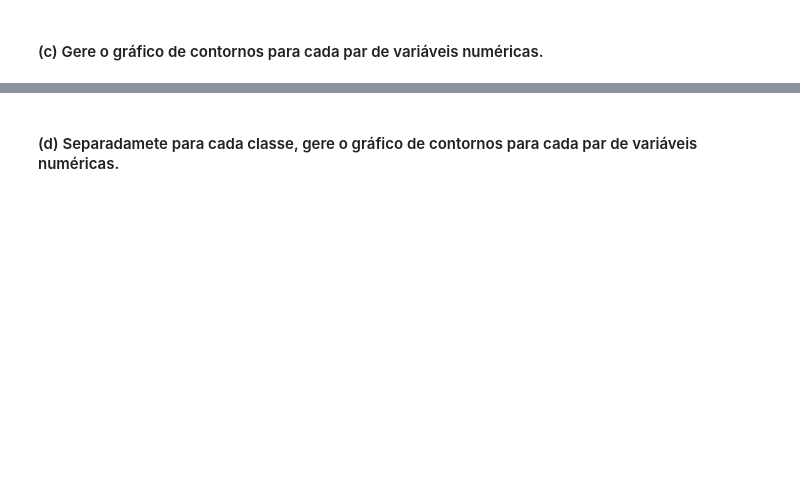
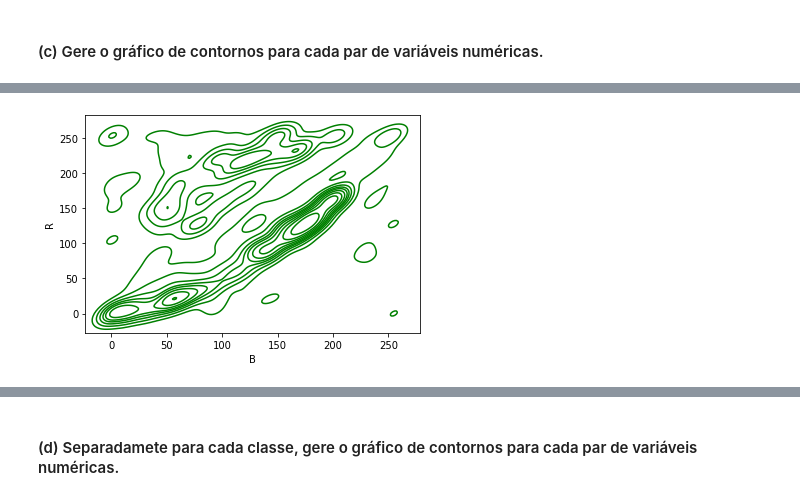
Before and after one commit to yuriresendematias/Aprendizagem-de-Maquina, a Jupyter notebook: Semana 6/Atividade6.ipynb, the cells around one changed output, grey strips where cells are left out. Cells and saved outputs as stored; diff of their text form; code cells hidden in the pictures; blank space fills up the shorter version.

```diff
--- a/Semana 6/Atividade6.ipynb
+++ b/Semana 6/Atividade6.ipynb
@@ -109,0 +182,6 @@ while (i < 4):
+# %%
+import seaborn as sb2
+
+res2 = sb2.kdeplot(data_skin['B'],data_skin['R'],color='green',shade=False)
+# %% [output]
+[figure, added]
```
Also changed, not shown: parts of 12 cells of this notebook, 3 other files.
